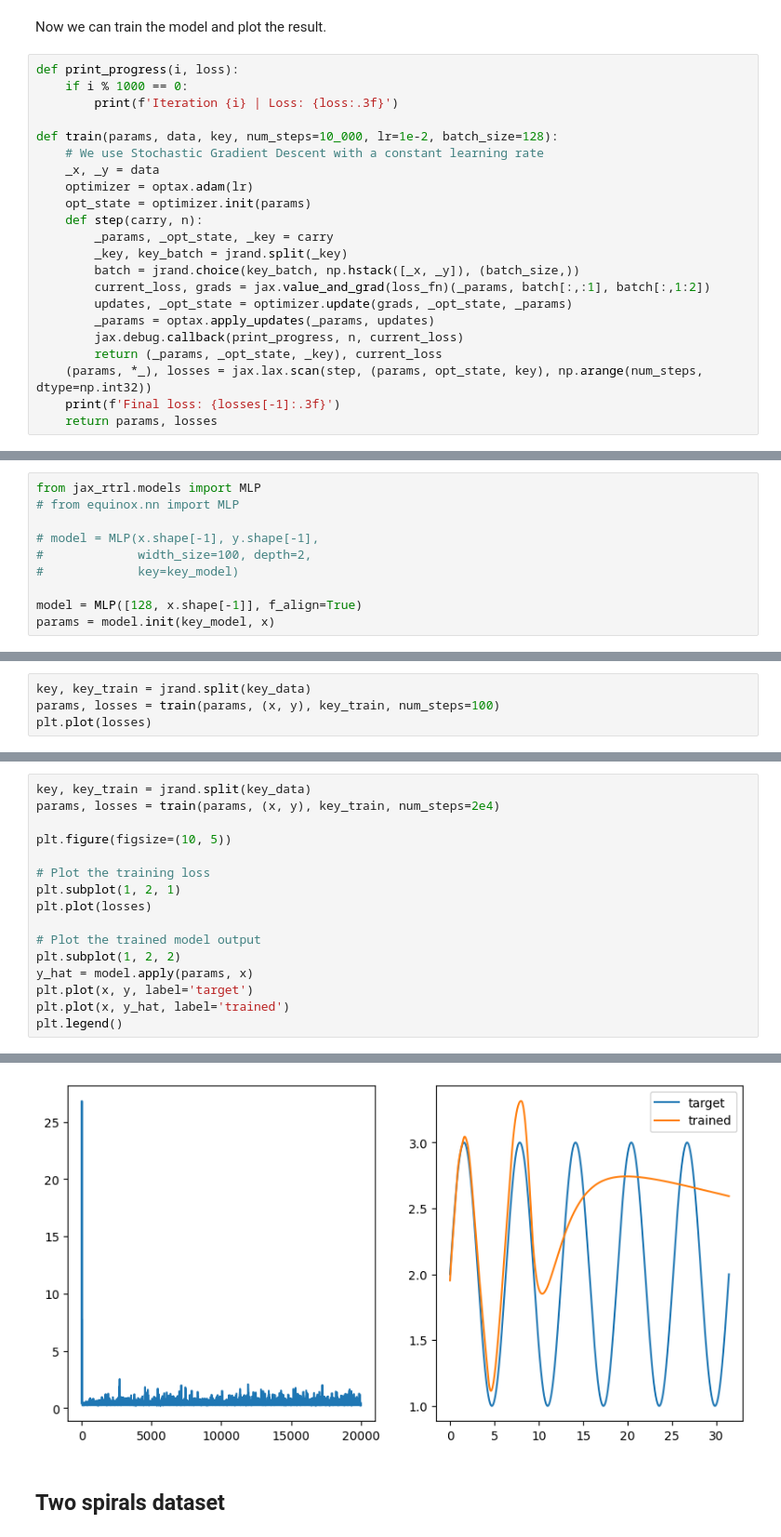
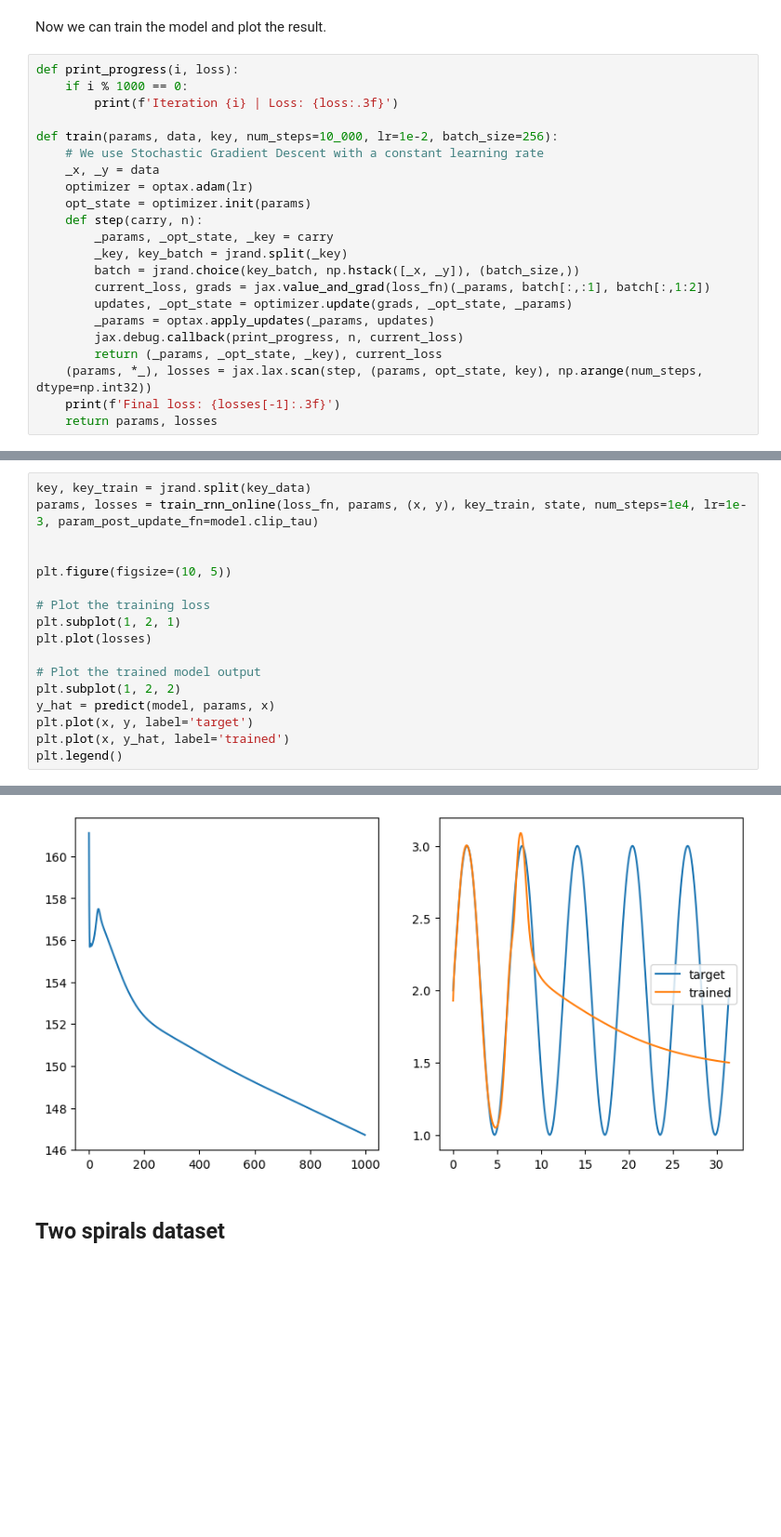
Before and after one commit to FranzKnut/jax_rtrl, a Jupyter notebook: usage.ipynb, the cells around one changed output, grey strips where cells are left out. Shown: that part at 93% size. Saved outputs shown, nothing was run; the diff lists cells and outputs as text; blank space fills up the shorter version.

```diff
--- a/usage.ipynb
+++ b/usage.ipynb
@@ -61,7 +57,7 @@ def print_progress(i, loss):
     if i % 1000 == 0:
         print(f'Iteration {i} | Loss: {loss:.3f}')
 
-def train(params, data, key, num_steps=10_000, lr=1e-2, batch_size=128):
+def train(params, data, key, num_steps=10_000, lr=1e-2, batch_size=256):
     # We use Stochastic Gradient Descent with a constant learning rate
     _x, _y = data
     optimizer = optax.adam(lr)
@@ -113,10 +108,0 @@ Since the model is Linear it cannot fit the sinusoidal function. Instead we can
-# %%
-from jax_rtrl.models import MLP
-# from equinox.nn import MLP
-
-# model = MLP(x.shape[-1], y.shape[-1],
-#             width_size=100, depth=2,
-#             key=key_model)
-
-model = MLP([128, x.shape[-1]], f_align=True)
-params = model.init(key_model, x)
@@ -125,4 +108,0 @@ Train one step and see if the loss is decreasing.
-# %%
-key, key_train = jrand.split(key_data)
-params, losses = train(params, (x, y), key_train, num_steps=100)
-plt.plot(losses)
@@ -136,6 +154,7 @@ Train for some longer ...
 # %%
 key, key_train = jrand.split(key_data)
-params, losses = train(params, (x, y), key_train, num_steps=2e4)
+params, losses = train_rnn_online(loss_fn, params, (x, y), key_train, state, num_steps=1e4, lr=1e-3, param_post_update_fn=model.clip_tau)
+
 
 plt.figure(figsize=(10, 5))
 
@@ -145,7 +164,7 @@ plt.plot(losses)
 
 # Plot the trained model output
 plt.subplot(1, 2, 2)
-y_hat = model.apply(params, x)
+y_hat = predict(model, params, x)
 plt.plot(x, y, label='target')
 plt.plot(x, y_hat, label='trained')
 plt.legend()
@@ -171,4 +173,4 @@ Final loss: 0.300
-[figure, old version]
+[figure, new version]
 # %% [markdown]
 ## Two spirals dataset
 # %%
```
Also changed, not shown: parts of 10 cells of this notebook, 6 other files.
